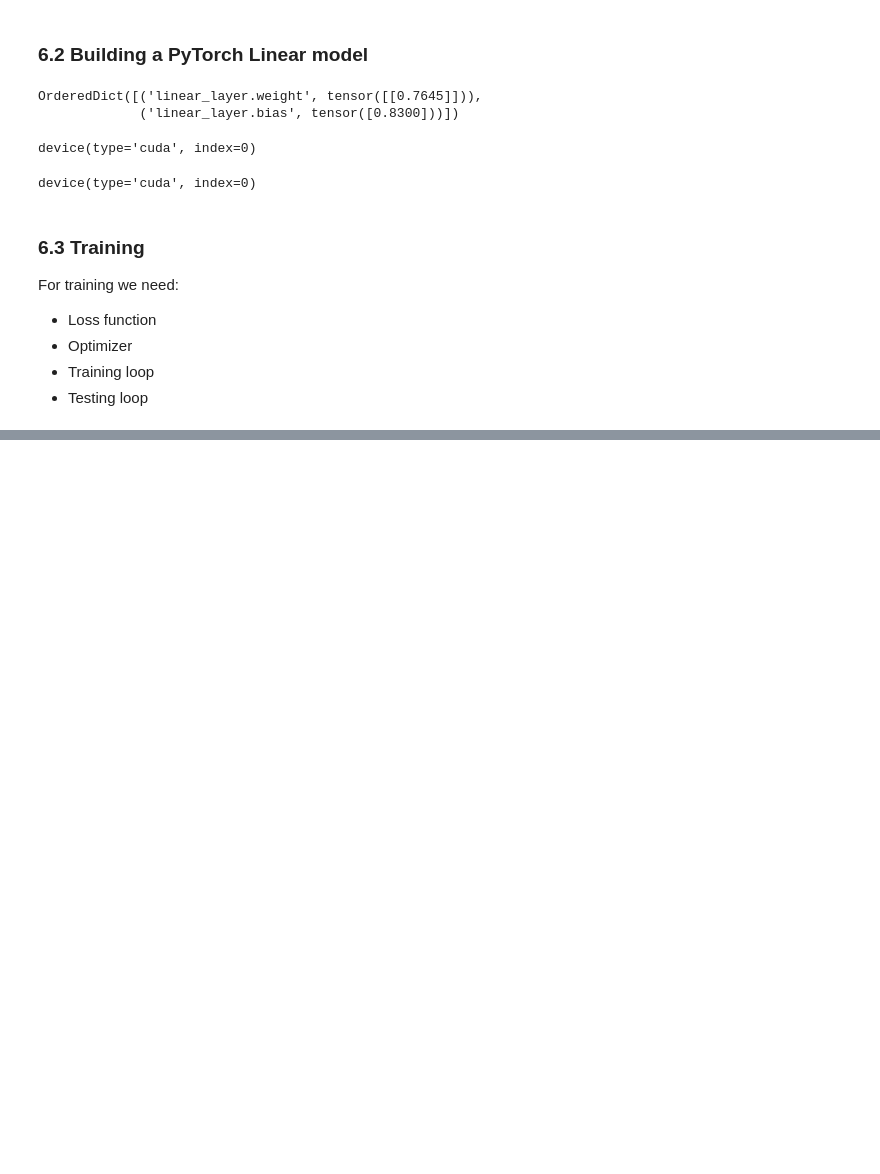
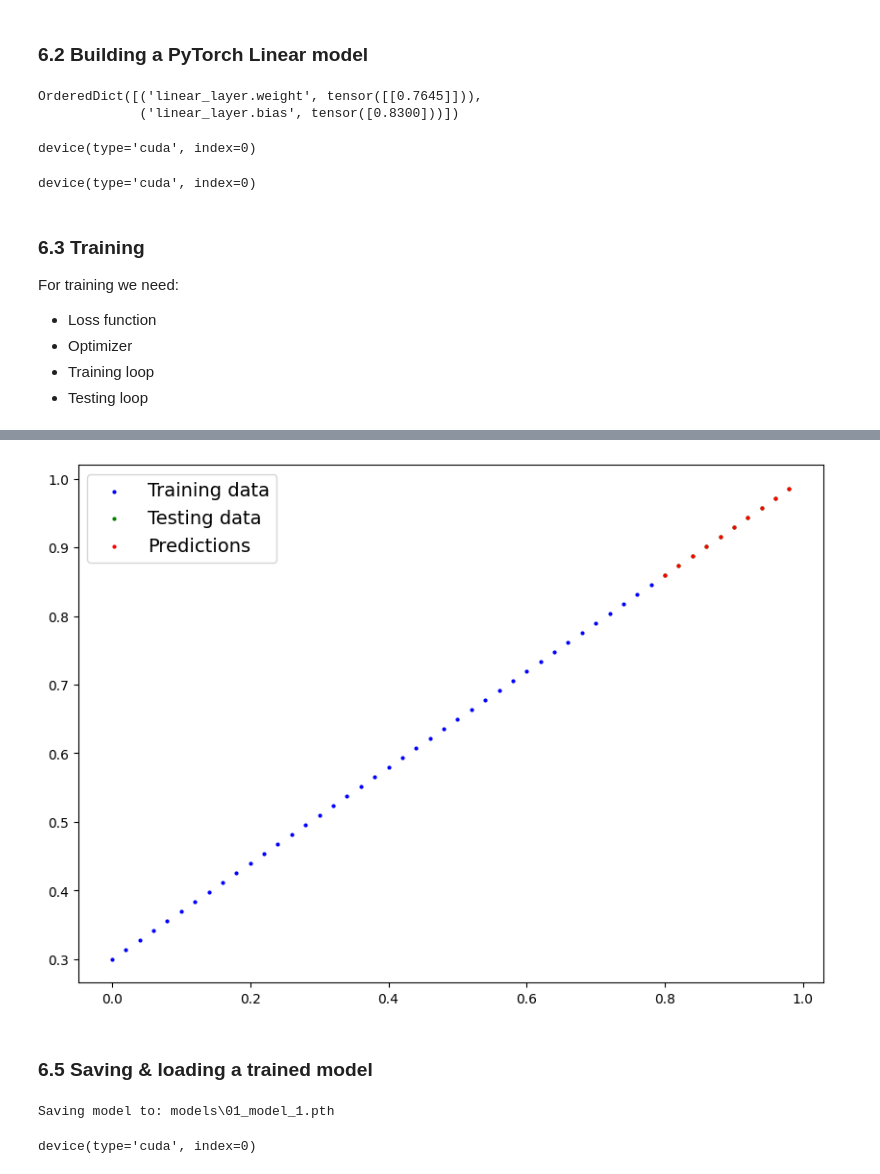
Before and after one commit to ggalindo11/Pytorch_Fundamentals, a Jupyter notebook: 01_pytorch_workflow.ipynb, the cells around one changed output, grey strips where cells are left out. Saved outputs shown, nothing was run; the diff lists cells and outputs as text; code cells hidden in the pictures; blank space fills up the shorter version.

```diff
--- a/01_pytorch_workflow.ipynb
+++ b/01_pytorch_workflow.ipynb
@@ -693,7 +720,7 @@ For training we need:
 * Testing loop
 # %%
 # Setup the loss function and optimizer
-loss_fn - nn.L1Loss() # L1 loss (Mean Absolute Error)
+loss_fn = nn.L1Loss() # L1 loss (Mean Absolute Error)
 
 # Set up the optimizer, Stochastic Gradient Descent (SGD) in this case
 optimizer = torch.optim.SGD(params=model_1.parameters(), # params=model_1.parameters() gets the parameters of the specified model to optimize
@@ -703,6 +730,16 @@ optimizer = torch.optim.SGD(params=model_1.parameters(), # params=model_1.parame
 torch.manual_seed(42) # Set a random seed for reproducibility
 
 epochs = 200
+
+'''
+Fix device error with device agnostic code
+'''
+# Put data on the target device
+X_train, y_train = X_train.to(device), y_train.to(device)
+X_test, y_test = X_test.to(device), y_test.to(device)
+'''
+Fixed device error with device agnostic code, will run on GPU if available, else CPU
+'''
 
 for epoch in range(epochs):
     # Set the model to training mode
@@ -713,3 +750,23 @@ for epoch in range(epochs):
 
     # 2. Calculate the loss
     loss = loss_fn(y_pred, y_train) # Compare the model's predictions to the ideal values (y_train)
+
+    # 3. Optimizer zero grad
+    optimizer.zero_grad()
+
+    # 4. preform backpropogation
+    loss.backward()
+
+    # 5. optimizer step
+    optimizer.step()
+
+    ### Testing
+    model_1.eval() # Sets all parameters that require gradients to false (used for testing mode)
+    with torch.inference_mode():
+        test_pred = model_1(X_test) # Make predictions on the test data
+
+        test_loss = loss_fn(test_pred, y_test) # Compare the model's predictions to the ideal values (y_test)
+
+    # Print whats happening
+    if epoch % 10 == 0: # Print every 10 epochs
+        print(f"Epoch: {epoch} | Loss: {loss} | Test Loss: {test_loss}")
@@ -715,0 +839,9 @@ for epoch in range(epochs):
+# %%
+# Turn model into evaluation mode
+model_1.eval()
+
+# Make predictions on test data
+with torch.inference_mode():
+    y_preds = model_1(X_test)
+
+y_preds
@@ -715,0 +859,35 @@ for epoch in range(epochs):
+# %%
+plot_predictions(predictions=y_preds.cpu()) # device error, `y_preds` is on GPU, must convert to CPU to plot
+# %% [output]
+[figure, added]
+# %% [markdown]
+### 6.5 Saving & loading a trained model
+# %%
+from pathlib import Path
+
+# Create a model directory
+MODEL_PATH = Path("models") # Create a "models" file in the current directory
+MODEL_PATH.mkdir(parents=True, exist_ok=True) # Makes directory (mkdir) if it doesn't exist, `exist_ok=True` means it won't raise an error if the directory already exists
+
+# Create a model save path
+MODEL_NAME = "01_model_1.pth" # Name of the model file
+MODEL_SAVE_PATH = MODEL_PATH / MODEL_NAME # Save path for the model file
+
+#MODEL_SAVE_PATH # Creates model save path, only need to run once
+
+# Save the model state dict
+print(f"Saving model to: {MODEL_SAVE_PATH}")
+torch.save(obj=model_1.state_dict(), # Save the model's state dict (parameters))
+           f=MODEL_SAVE_PATH) # Save the model to the model save path
+# %% [output]
+Saving model to: models\01_model_1.pth
+# %%
+# Loading the PyTorch model
+loaded_model_1 = LinearRegressionModelV2() # Create a new instance of the model class
+
+loaded_model_1.load_state_dict(torch.load(f=MODEL_SAVE_PATH)) # Load the saved state dict to the new model instance
+
+loaded_model_1.to(device) # Put the model on the target device
+next(loaded_model_1.parameters()).device # Check the models current device (should be GPU if available now)
+# %% [output]
+device(type='cuda', index=0)
```
Also changed, not shown: parts of 13 cells of this notebook, 1 other file.
